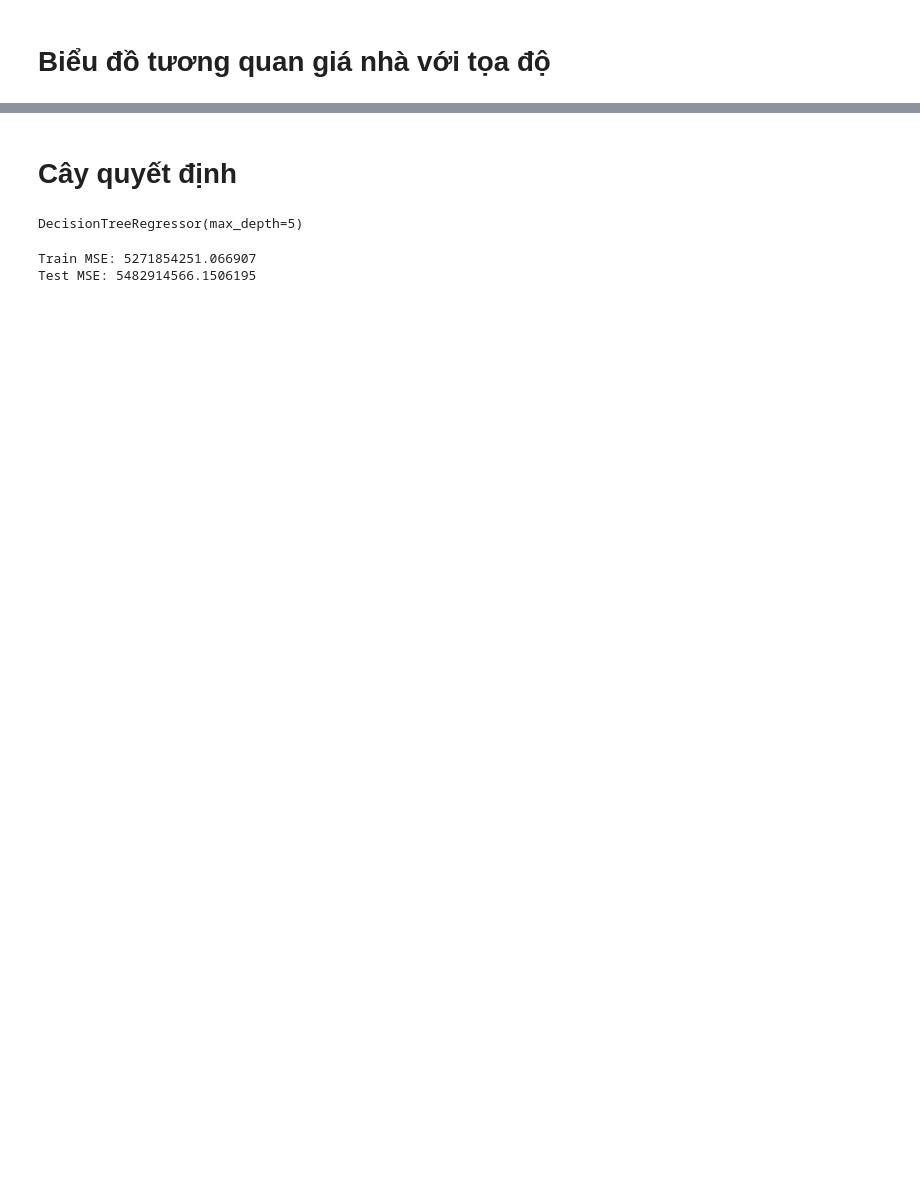
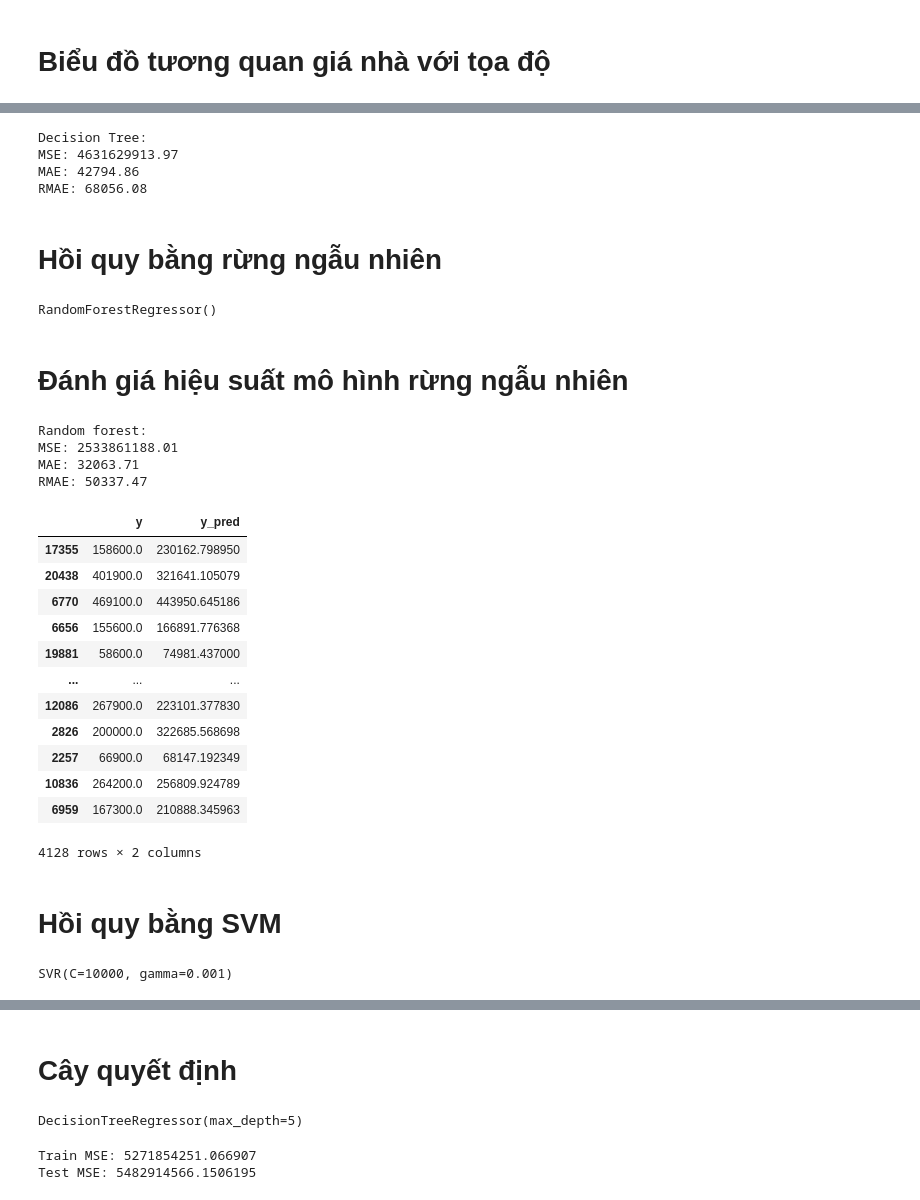
Before and after one commit to vubbbb/California-House-Price-Pred, a Jupyter notebook: House price.ipynb, the cells around one changed output, grey strips where cells are left out. Saved outputs shown, nothing was run; the diff lists cells and outputs as text; code cells hidden in the pictures; blank space fills up the shorter version.

```diff
--- a/House price.ipynb
+++ b/House price.ipynb
@@ -112,9 +112,5 @@ sns.scatterplot(x='Latitude', y='Longitude', data=train_data, hue='Median House
 # %%
-from sklearn.linear_model import LinearRegression
-
-X_train, y_train = train_data.drop(['Median House Value'], axis=1), train_data['Median House Value']
-
-reg_model = LinearRegression()
-
-reg_model.fit(X_train, y_train)
+from sklearn.neighbors import KNeighborsRegressor
+knn_regressor = KNeighborsRegressor(n_neighbors=5)
+knn_regressor.fit(X_train, y_train)
 # %% [output]
@@ -126,0 +139,4 @@ reg_model.score(X_test, y_test)
+# %%
+from sklearn.tree import DecisionTreeRegressor
+decision_tree_regressor = DecisionTreeRegressor(max_depth=15)
+decision_tree_regressor.fit(X_train, y_train)
@@ -126,0 +147,66 @@ reg_model.score(X_test, y_test)
+# %%
+decision_tree_y_pred = decision_tree_regressor.predict(X_test)
+dt_mse = mean_squared_error(y_test, decision_tree_y_pred)
+dt_mae = mean_absolute_error(y_test, decision_tree_y_pred)
+dt_rmae = sqrt(dt_mse)
+
+print("\nDecision Tree:")
+print(f"MSE: {dt_mse:.2f}")
+print(f"MAE: {dt_mae:.2f}")
+print(f"RMAE: {dt_rmae:.2f}")
+# %% [output]
+Decision Tree:
+MSE: 4631629913.97
+MAE: 42794.86
+RMAE: 68056.08
+# %% [markdown]
+# Hồi quy bằng rừng ngẫu nhiên
+# %%
+from sklearn.ensemble import RandomForestRegressor
+forest_regressor = RandomForestRegressor(n_estimators=100)
+forest_regressor.fit(X_train, y_train)
+# %% [output]
+RandomForestRegressor()
+# %% [markdown]
+# Đánh giá hiệu suất mô hình rừng ngẫu nhiên
+# %%
+forest_y_pred = forest_regressor.predict(X_test)
+forest_mse = mean_squared_error(y_test, forest_y_pred)
+forest_mae = mean_absolute_error(y_test, forest_y_pred)
+forest_rmae = sqrt(forest_mse)
+
+print("Random forest:")
+print(f"MSE: {forest_mse:.2f}")
+print(f"MAE: {forest_mae:.2f}")
+print(f"RMAE: {forest_rmae:.2f}")
+# %% [output]
+Random forest:
+MSE: 2533861188.01
+MAE: 32063.71
+RMAE: 50337.47
+# %%
+pd.DataFrame({'y' : y_test, 'y_pred' : forest_y_pred})
+# %% [output]
+|  | y | y_pred |
+| 17355 | 158600.0 | 230162.798950 |
+| 20438 | 401900.0 | 321641.105079 |
+| 6770 | 469100.0 | 443950.645186 |
+| 6656 | 155600.0 | 166891.776368 |
+| 19881 | 58600.0 | 74981.437000 |
+| ... | ... | ... |
+| 12086 | 267900.0 | 223101.377830 |
+| 2826 | 200000.0 | 322685.568698 |
+| 2257 | 66900.0 | 68147.192349 |
+| 10836 | 264200.0 | 256809.924789 |
+| 6959 | 167300.0 | 210888.345963 |
+4128 rows × 2 columns
+# %% [markdown]
+# Hồi quy bằng SVM
+# %%
+from sklearn.svm import SVR
+
+svr_regressor = SVR(kernel='rbf', C=10000, gamma=0.001)
+
+svr_regressor.fit(X_train, y_train)
+# %% [output]
+SVR(C=10000, gamma=0.001)
```
Also changed, not shown: parts of 52 cells of this notebook, 9 other files.
